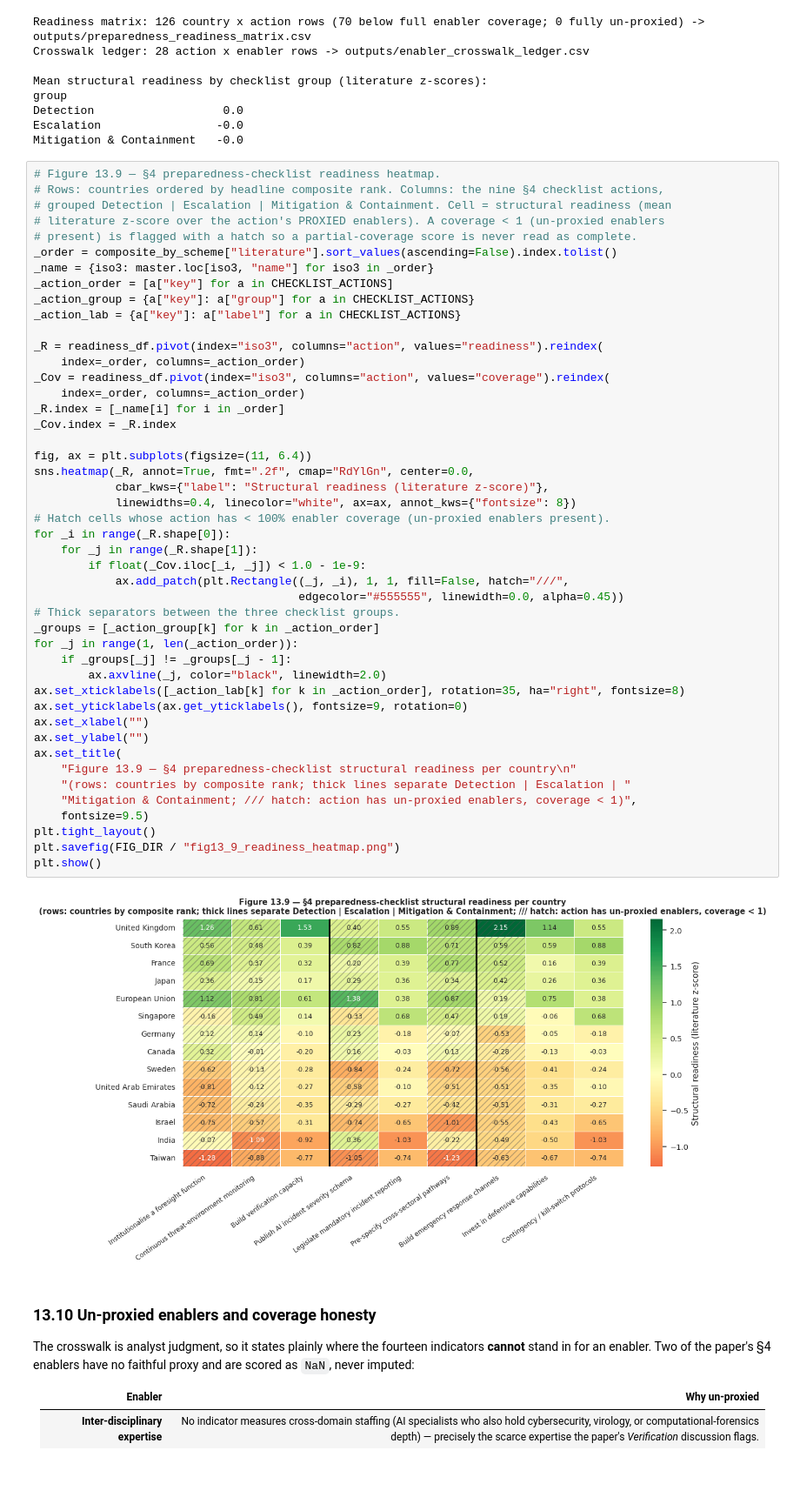
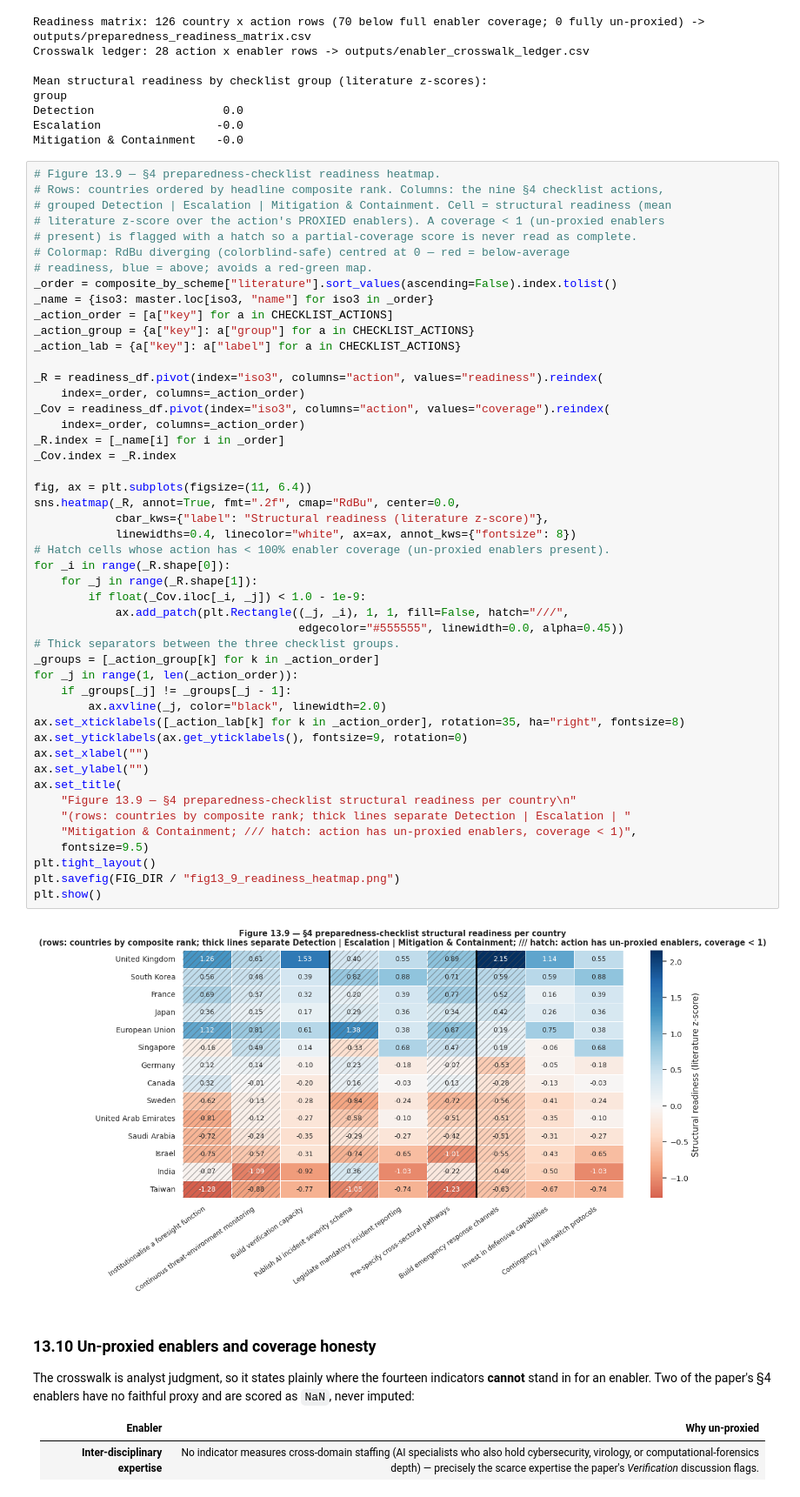
Before and after one commit to khailapvuong/middle-powers-mpapi, a Jupyter notebook: M-PAPI.ipynb, the cells around one changed output. Shown at 87% size. Saved outputs shown, nothing was run; the diff lists cells and outputs as text.

```diff
--- a/M-PAPI.ipynb
+++ b/M-PAPI.ipynb
@@ -5339,6 +5339,8 @@ Mitigation & Containment   -0.0
 # grouped Detection | Escalation | Mitigation & Containment. Cell = structural readiness (mean
 # literature z-score over the action's PROXIED enablers). A coverage < 1 (un-proxied enablers
 # present) is flagged with a hatch so a partial-coverage score is never read as complete.
+# Colormap: RdBu diverging (colorblind-safe) centred at 0 — red = below-average
+# readiness, blue = above; avoids a red-green map.
 _order = composite_by_scheme["literature"].sort_values(ascending=False).index.tolist()
 _name = {iso3: master.loc[iso3, "name"] for iso3 in _order}
 _action_order = [a["key"] for a in CHECKLIST_ACTIONS]
@@ -5352,35 +5354,35 @@ _Cov = readiness_df.pivot(index="iso3", columns="action", values="coverage").rei
 _R.index = [_name[i] for i in _order]
 _Cov.index = _R.index
 
 fig, ax = plt.subplots(figsize=(11, 6.4))
-sns.heatmap(_R, annot=True, fmt=".2f", cmap="RdYlGn", center=0.0,
+sns.heatmap(_R, annot=True, fmt=".2f", cmap="RdBu", center=0.0,
             cbar_kws={"label": "Structural readiness (literature z-score)"},
             linewidths=0.4, linecolor="white", ax=ax, annot_kws={"fontsize": 8})
 # Hatch cells whose action has < 100% enabler coverage (un-proxied enablers present).
 for _i in range(_R.shape[0]):
     for _j in range(_R.shape[1]):
         if float(_Cov.iloc[_i, _j]) < 1.0 - 1e-9:
             ax.add_patch(plt.Rectangle((_j, _i), 1, 1, fill=False, hatch="///",
                                        edgecolor="#555555", linewidth=0.0, alpha=0.45))
 # Thick separators between the three checklist groups.
 _groups = [_action_group[k] for k in _action_order]
 for _j in range(1, len(_action_order)):
     if _groups[_j] != _groups[_j - 1]:
         ax.axvline(_j, color="black", linewidth=2.0)
 ax.set_xticklabels([_action_lab[k] for k in _action_order], rotation=35, ha="right", fontsize=8)
 ax.set_yticklabels(ax.get_yticklabels(), fontsize=9, rotation=0)
 ax.set_xlabel("")
 ax.set_ylabel("")
 ax.set_title(
     "Figure 13.9 — §4 preparedness-checklist structural readiness per country\n"
     "(rows: countries by composite rank; thick lines separate Detection | Escalation | "
     "Mitigation & Containment; /// hatch: action has un-proxied enablers, coverage < 1)",
     fontsize=9.5)
 plt.tight_layout()
 plt.savefig(FIG_DIR / "fig13_9_readiness_heatmap.png")
 plt.show()
 # %% [output]
-[figure, old version]
+[figure, new version]
 # %% [markdown]
 ### 13.10 Un-proxied enablers and coverage honesty
 
```
Also changed, not shown: parts of 1 cell of this notebook, 3 other files.
